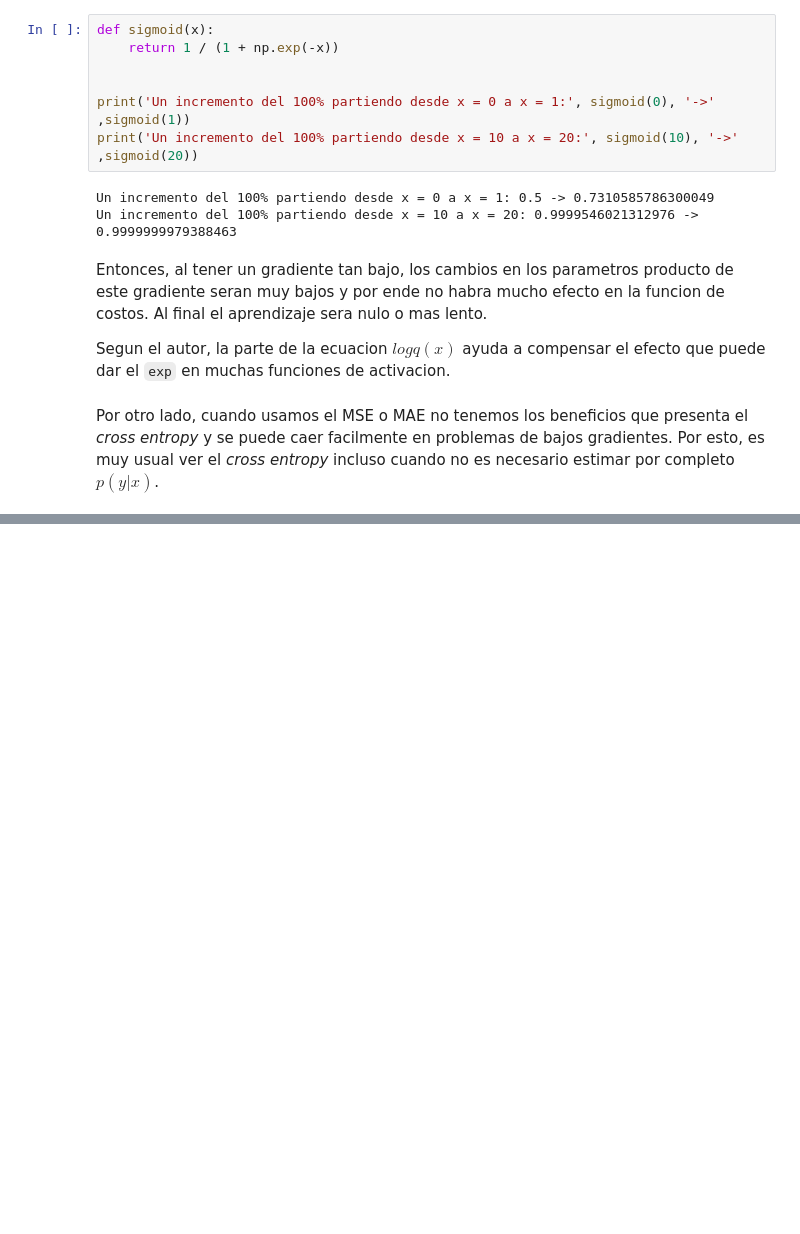
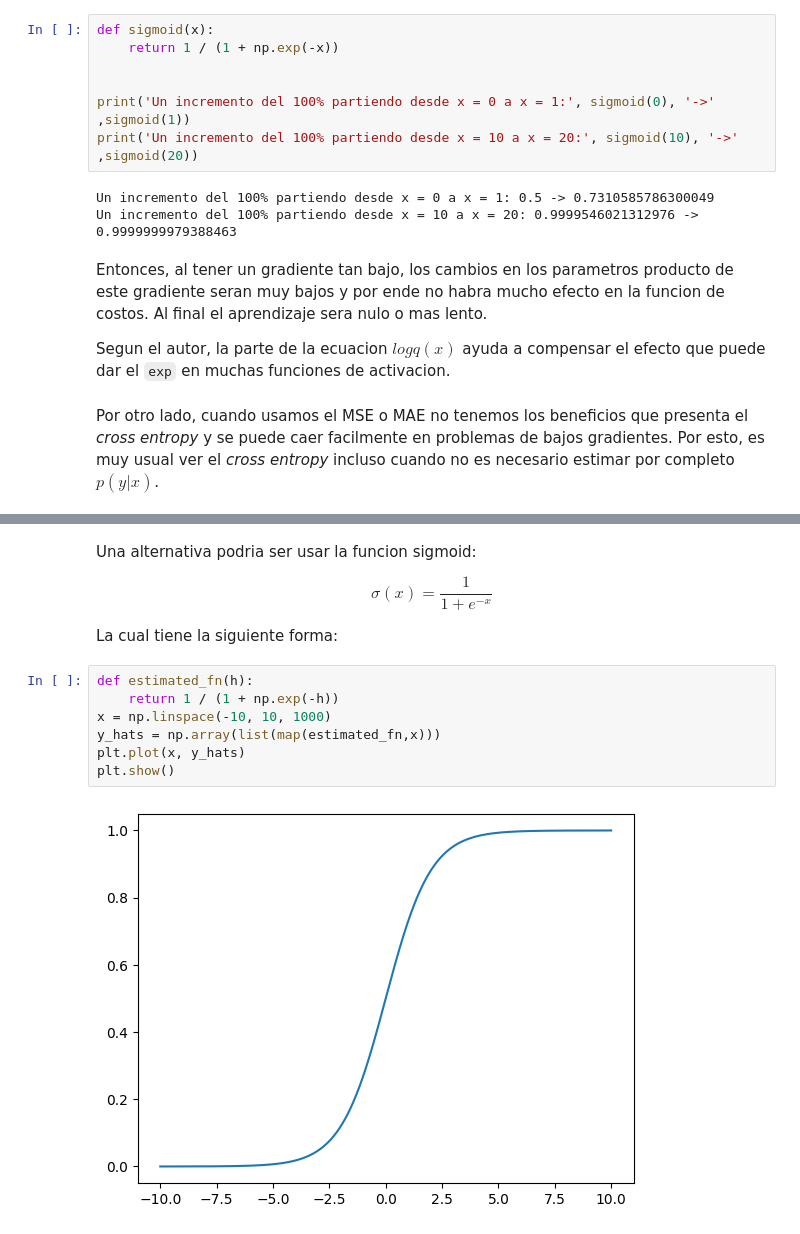
Before and after one commit to fabiogomez11c/hundred_concepts, a Jupyter notebook: deep_feedforward_networks.ipynb, the cells around one changed output, grey strips where cells are left out. Cells and saved outputs as stored; diff of their text form; blank space fills up the shorter version.

```diff
--- a/deep_feedforward_networks.ipynb
+++ b/deep_feedforward_networks.ipynb
@@ -174,0 +210,17 @@ Por otro lado, cuando usamos el MSE o MAE no tenemos los beneficios que presenta
+# %% [markdown]
+Una alternativa podria ser usar la funcion sigmoid:
+
+$$
+\sigma(x) = \frac{1}{1 + e^{-x}}
+$$
+
+La cual tiene la siguiente forma:
+# %%
+def estimated_fn(h):
+    return 1 / (1 + np.exp(-h))
+x = np.linspace(-10, 10, 1000)
+y_hats = np.array(list(map(estimated_fn,x)))
+plt.plot(x, y_hats)
+plt.show()
+# %% [output]
+[figure, added]
```
Also changed, not shown: parts of 25 cells of this notebook, 1 other file.
